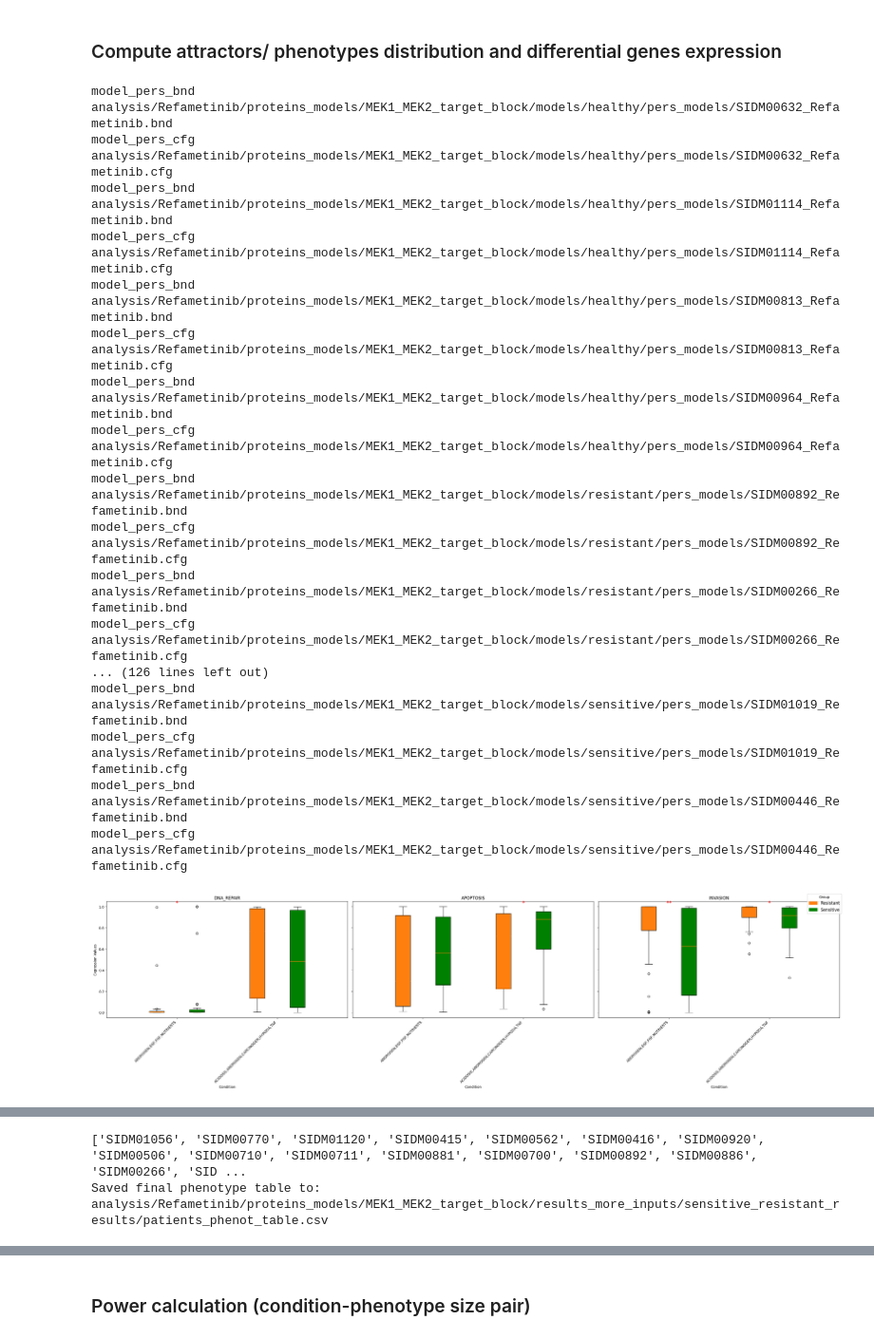
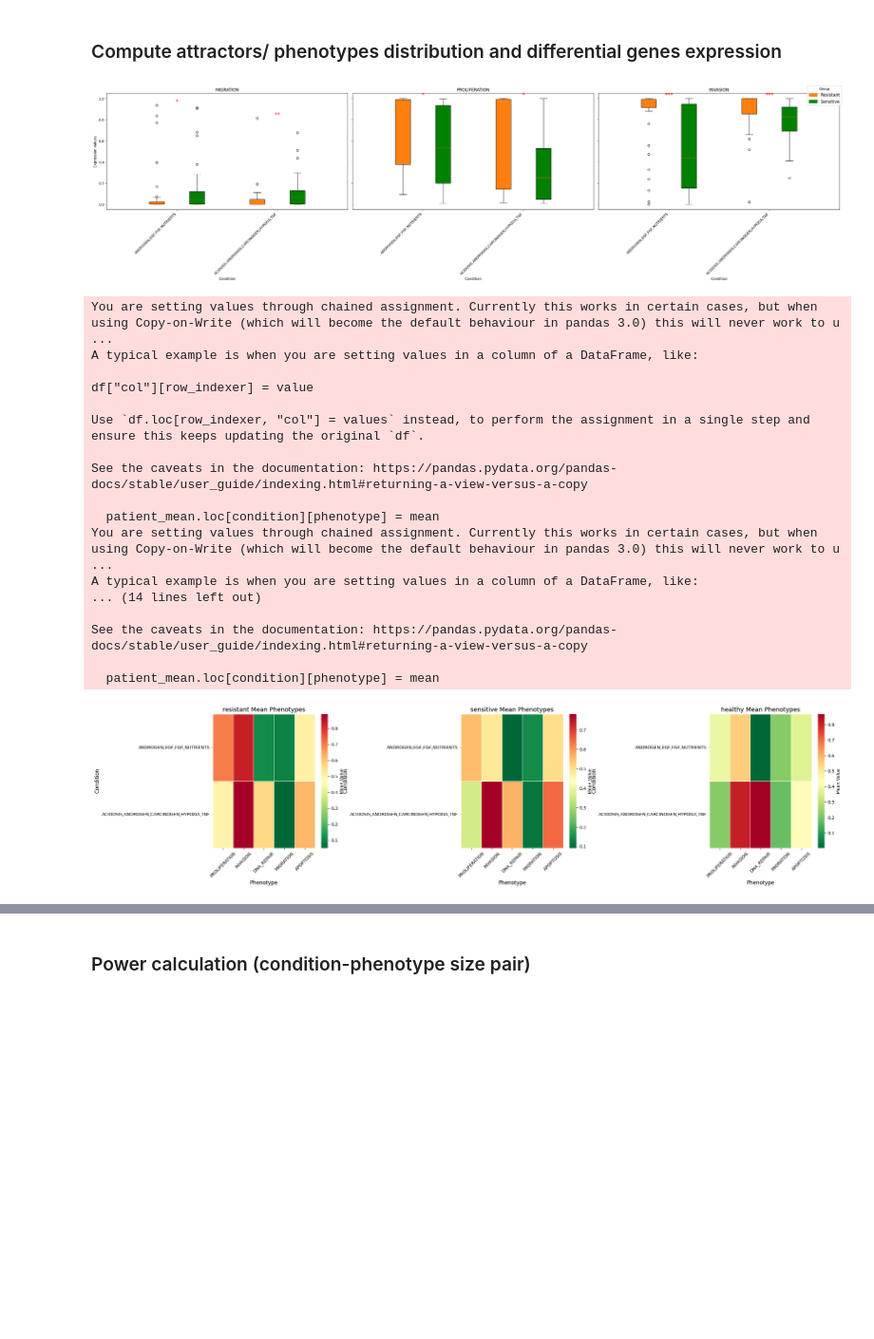
Before and after one commit to romane-gauthierj/Attractor-Resistance, a Jupyter notebook: pipeline_2.ipynb, the cells around one changed output, grey strips where cells are left out. Shown: that part at 95% size. Drawn from its saved outputs; the diff is of its cells as text; code cells hidden in the pictures; blank space fills up the shorter version.

```diff
--- a/pipeline_2.ipynb
+++ b/pipeline_2.ipynb
@@ -72,27 +73,25 @@ with open(f"analysis/{drug_interest}/top_healthy_ids.txt") as f:
 # %%
 # simulate growth factors (EGF and FGF), Nutrients and Androgen ON (cf Montagud paper)
 #  simulate with Carcinogen, Androgen, TNFalpha, Acidosis, and Hypoxia ON. (cf Montagud paper)
-
-nb_patients_required = downstream_analysis(folder_results,folder_models, drug_interest, top_resistant_ids, top_sensitive_ids, top_healthy_ids, inputs_list, phenotype_interest, annotations_models, list_active_inputs = list_active_inputs
+nb_patients_required = downstream_analysis(folder_results,folder_models, drug_interest, top_resistant_ids, top_sensitive_ids, top_healthy_ids, patients_categ, inputs_list, phenotype_interest, annotations_models, list_active_inputs = list_active_inputs
 )
-
-nb_patients_required
 # %% [output]
+[figure, new version]
-model_pers_bnd analysis/Refametinib/proteins_models/MEK1_MEK2_target_block/models/healthy/pers_models/SIDM00632_Refametinib.bnd
-model_pers_cfg analysis/Refametinib/proteins_models/MEK1_MEK2_target_block/models/healthy/pers_models/SIDM00632_Refametinib.cfg
-model_pers_bnd analysis/Refametinib/proteins_models/MEK1_MEK2_target_block/models/healthy/pers_models/SIDM01114_Refametinib.bnd
-model_pers_cfg analysis/Refametinib/proteins_models/MEK1_MEK2_target_block/models/healthy/pers_models/SIDM01114_Refametinib.cfg
-model_pers_bnd analysis/Refametinib/proteins_models/MEK1_MEK2_target_block/models/healthy/pers_models/SIDM00813_Refametinib.bnd
-model_pers_cfg analysis/Refametinib/proteins_models/MEK1_MEK2_target_block/models/healthy/pers_models/SIDM00813_Refametinib.cfg
-model_pers_bnd analysis/Refametinib/proteins_models/MEK1_MEK2_target_block/models/healthy/pers_models/SIDM00964_Refametinib.bnd
-model_pers_cfg analysis/Refametinib/proteins_models/MEK1_MEK2_target_block/models/healthy/pers_models/SIDM00964_Refametinib.cfg
-model_pers_bnd analysis/Refametinib/proteins_models/MEK1_MEK2_target_block/models/resistant/pers_models/SIDM00892_Refametinib.bnd
-model_pers_cfg analysis/Refametinib/proteins_models/MEK1_MEK2_target_block/models/resistant/pers_models/SIDM00892_Refametinib.cfg
-model_pers_bnd analysis/Refametinib/proteins_models/MEK1_MEK2_target_block/models/resistant/pers_models/SIDM00266_Refametinib.bnd
-model_pers_cfg analysis/Refametinib/proteins_models/MEK1_MEK2_target_block/models/resistant/pers_models/SIDM00266_Refametinib.cfg
-... (126 lines left out)
-model_pers_bnd analysis/Refametinib/proteins_models/MEK1_MEK2_target_block/models/sensitive/pers_models/SIDM01019_Refametinib.bnd
-model_pers_cfg analysis/Refametinib/proteins_models/MEK1_MEK2_target_block/models/sensitive/pers_models/SIDM01019_Refametinib.cfg
-model_pers_bnd analysis/Refametinib/proteins_models/MEK1_MEK2_target_block/models/sensitive/pers_models/SIDM00446_Refametinib.bnd
-model_pers_cfg analysis/Refametinib/proteins_models/MEK1_MEK2_target_block/models/sensitive/pers_models/SIDM00446_Refametinib.cfg
+You are setting values through chained assignment. Currently this works in certain cases, but when using Copy-on-Write (which will become the default behaviour in pandas 3.0) this will never work to u ...
+A typical example is when you are setting values in a column of a DataFrame, like:
+
+df["col"][row_indexer] = value
+
+Use `df.loc[row_indexer, "col"] = values` instead, to perform the assignment in a single step and ensure this keeps updating the original `df`.
+
+See the caveats in the documentation: https://pandas.pydata.org/pandas-docs/stable/user_guide/indexing.html#returning-a-view-versus-a-copy
+
+  patient_mean.loc[condition][phenotype] = mean
+You are setting values through chained assignment. Currently this works in certain cases, but when using Copy-on-Write (which will become the default behaviour in pandas 3.0) this will never work to u ...
+A typical example is when you are setting values in a column of a DataFrame, like:
+... (14 lines left out)
+
+See the caveats in the documentation: https://pandas.pydata.org/pandas-docs/stable/user_guide/indexing.html#returning-a-view-versus-a-copy
+
+  patient_mean.loc[condition][phenotype] = mean
-[figure, old version]
+[figure, new version]
@@ -117,2 +99,0 @@ See the caveats in the documentation: https://pandas.pydata.org/pandas-docs/stab
-['SIDM01056', 'SIDM00770', 'SIDM01120', 'SIDM00415', 'SIDM00562', 'SIDM00416', 'SIDM00920', 'SIDM00506', 'SIDM00710', 'SIDM00711', 'SIDM00881', 'SIDM00700', 'SIDM00892', 'SIDM00886', 'SIDM00266', 'SID ...
-Saved final phenotype table to: analysis/Refametinib/proteins_models/MEK1_MEK2_target_block/results_more_inputs/sensitive_resistant_results/patients_phenot_table.csv
```
Also changed, not shown: parts of 11 cells of this notebook, 15 other files.
